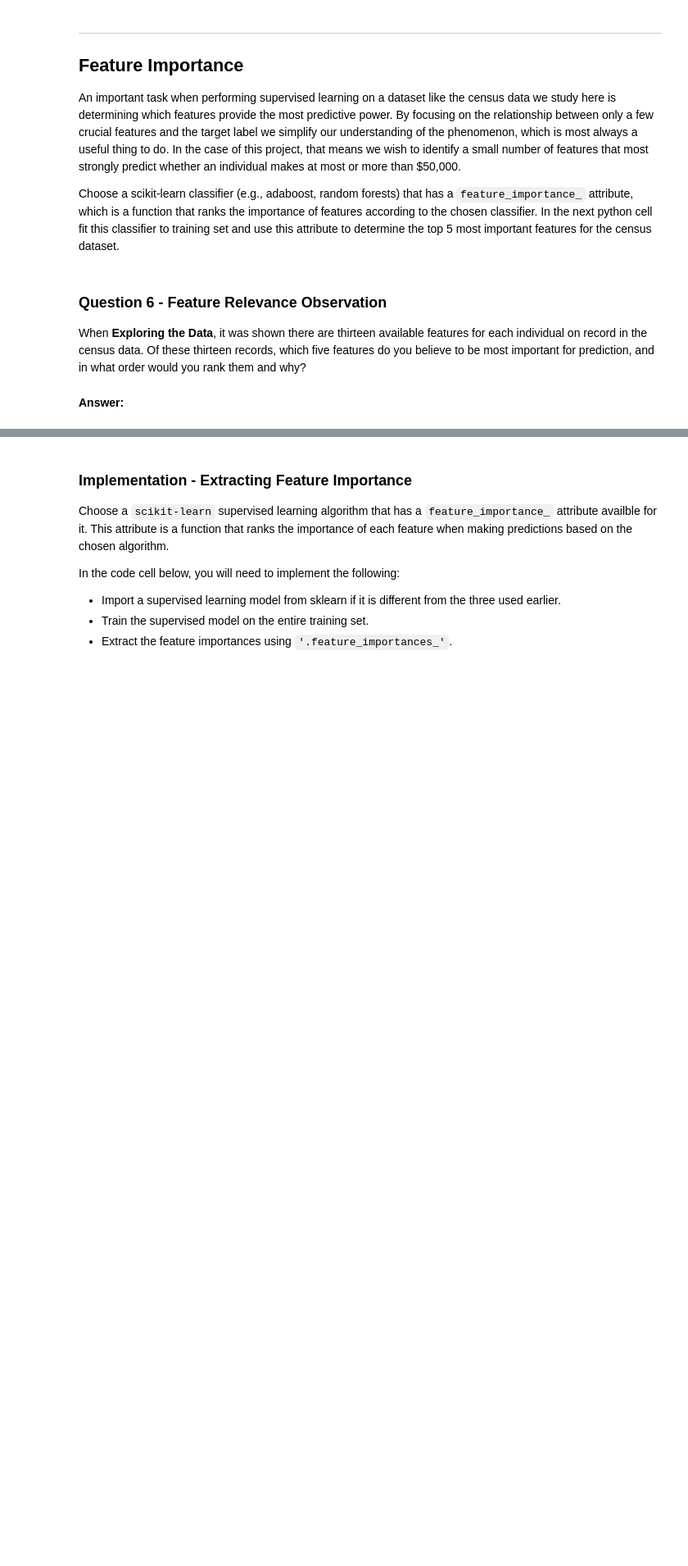
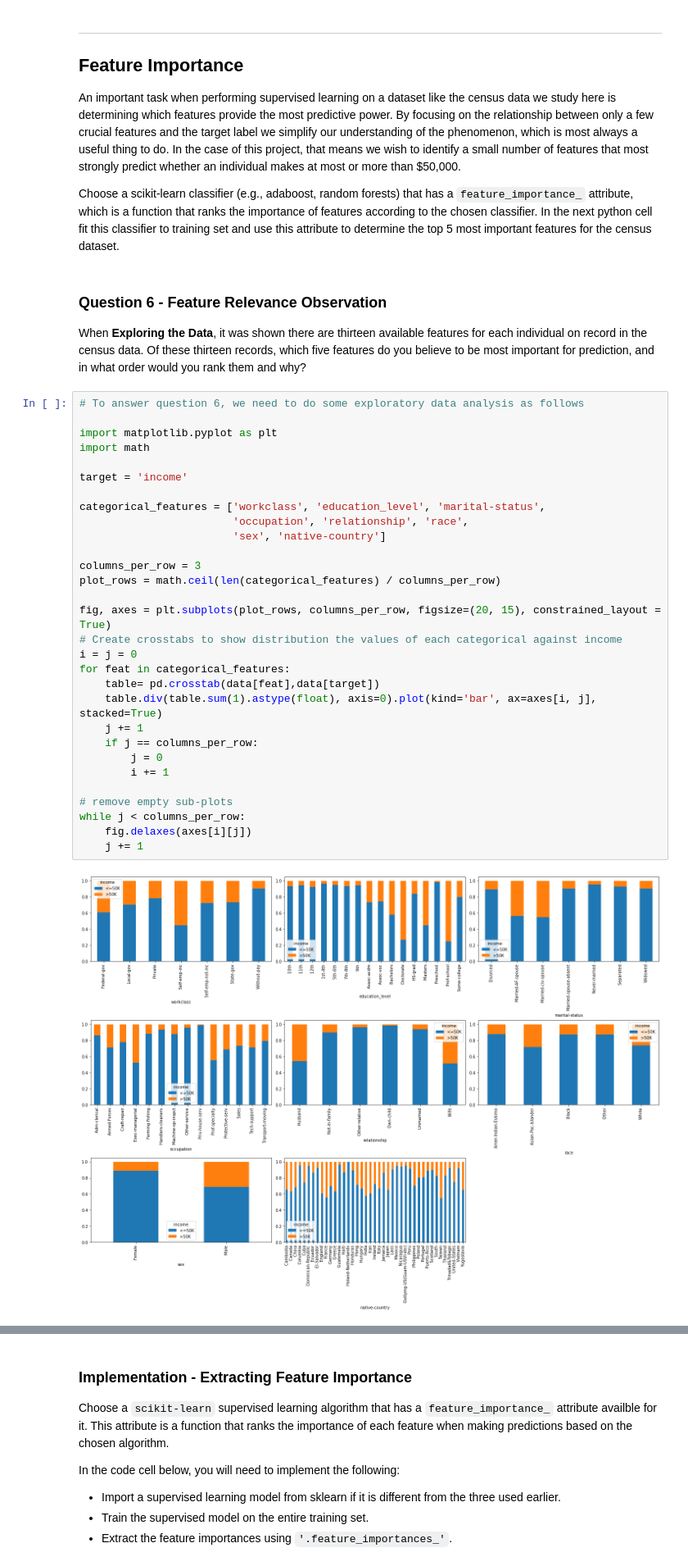
Before and after one commit to walidsi/cd0025-supervised-learning, a Jupyter notebook: finding_donors.ipynb, the cells around one changed output, grey strips where cells are left out. Shown: that part at 82% size. Cells and saved outputs as stored; diff of their text form; blank space fills up the shorter version.

Commit message:
Answer questions 6 & 7
Finally done! 💪💪💪

```diff
--- a/finding_donors.ipynb
+++ b/finding_donors.ipynb
@@ -672,5 +673,35 @@ Choose a scikit-learn classifier (e.g., adaboost, random forests) that has a `fe
 # %% [markdown]
 ### Question 6 - Feature Relevance Observation
 When **Exploring the Data**, it was shown there are thirteen available features for each individual on record in the census data. Of these thirteen records, which five features do you believe to be most important for prediction, and in what order would you rank them and why?
-# %% [markdown]
-**Answer:**
+# %%
+# To answer question 6, we need to do some exploratory data analysis as follows
+
+import matplotlib.pyplot as plt
+import math
+
+target = 'income'
+
+categorical_features = ['workclass', 'education_level', 'marital-status',
+                        'occupation', 'relationship', 'race',
+                        'sex', 'native-country']
+
+columns_per_row = 3
+plot_rows = math.ceil(len(categorical_features) / columns_per_row)
+
+fig, axes = plt.subplots(plot_rows, columns_per_row, figsize=(20, 15), constrained_layout = True)
+# Create crosstabs to show distribution the values of each categorical against income
+i = j = 0
+for feat in categorical_features:
+    table= pd.crosstab(data[feat],data[target])
+    table.div(table.sum(1).astype(float), axis=0).plot(kind='bar', ax=axes[i, j], stacked=True)
+    j += 1
+    if j == columns_per_row:
+        j = 0
+        i += 1
+
+# remove empty sub-plots
+while j < columns_per_row:
+    fig.delaxes(axes[i][j])
+    j += 1
+# %% [output]
+[figure, added]
```
Also changed, not shown: parts of 9 cells of this notebook.
